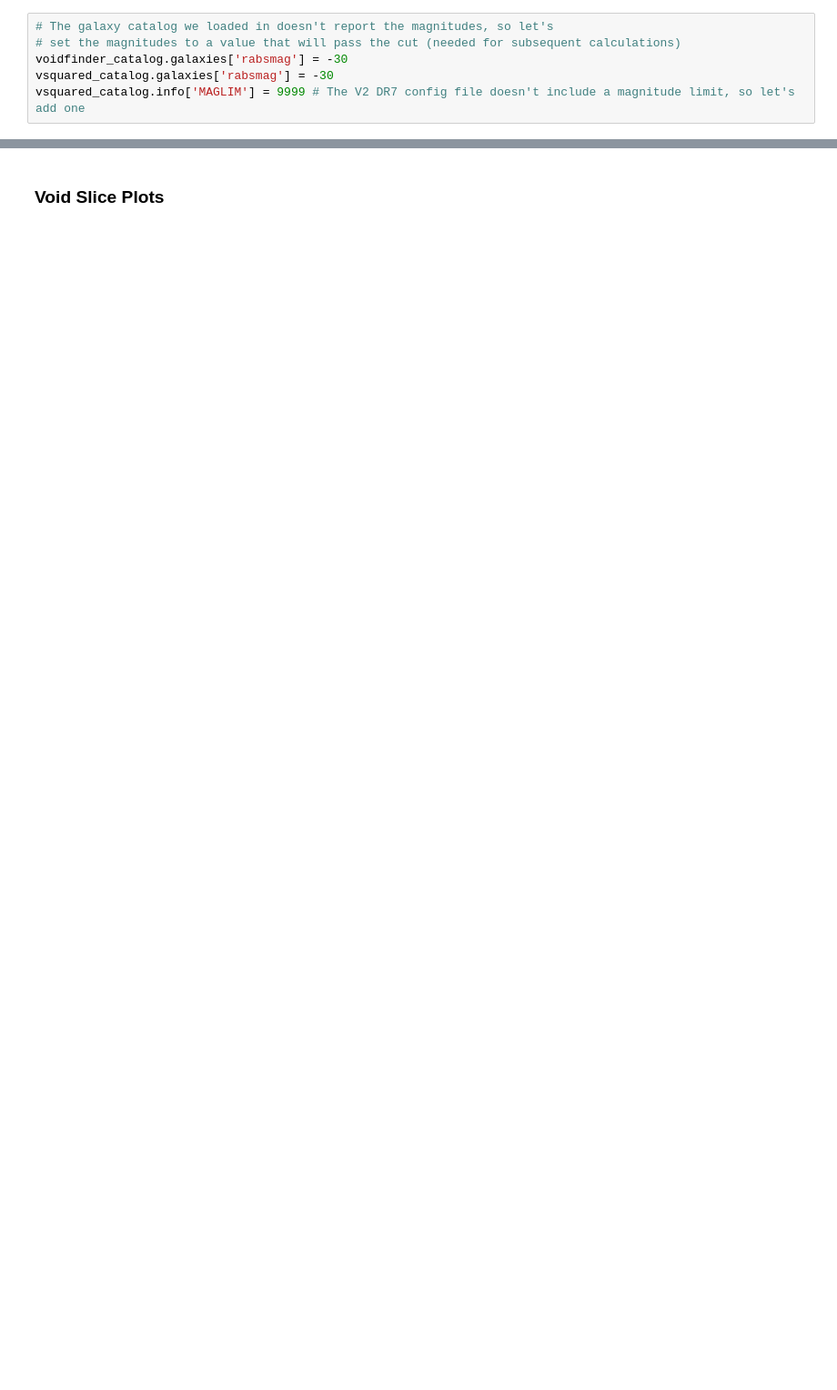
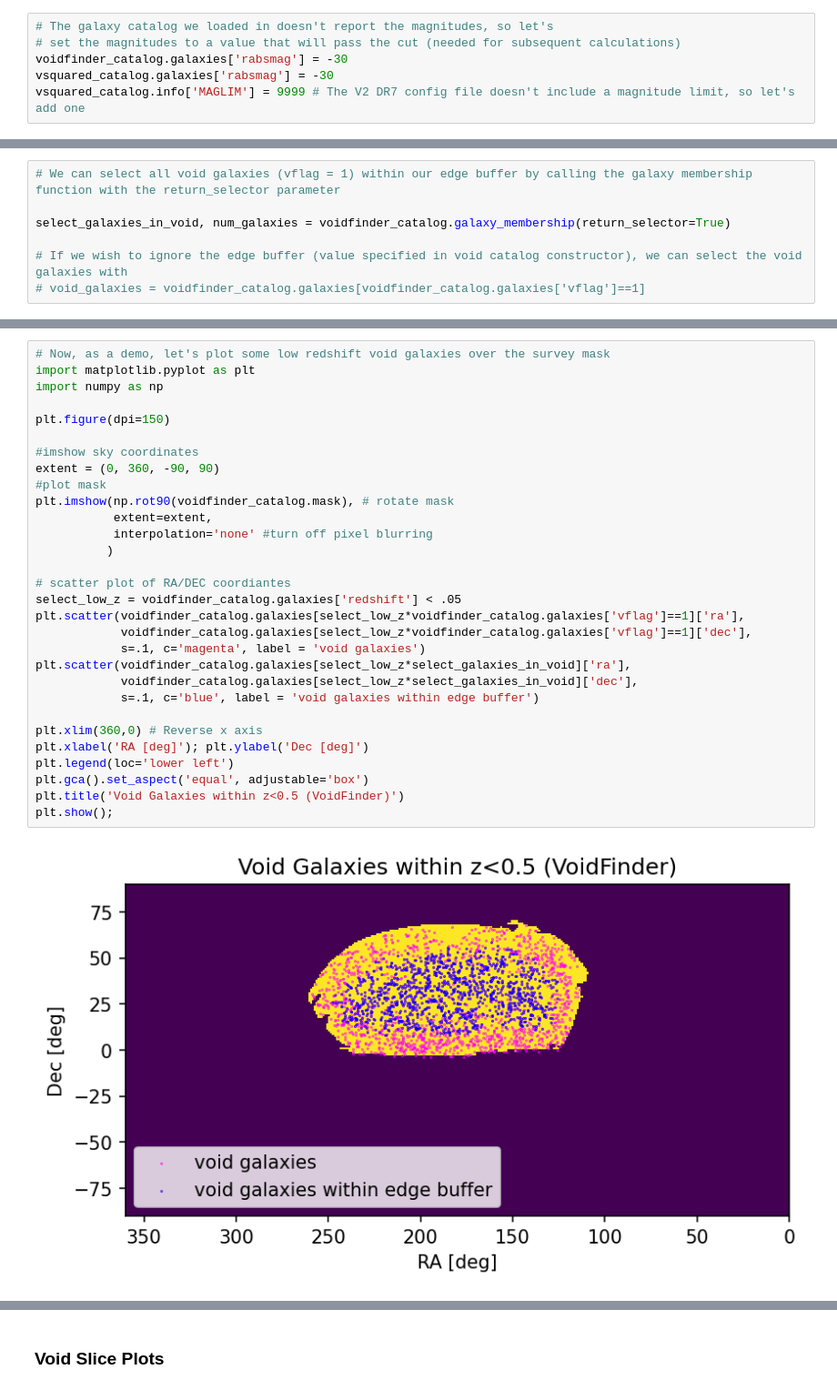
Before and after one commit to DESI-UR/VAST, a Jupyter notebook: example_scripts/void_analysis.ipynb, the cells around one changed output, grey strips where cells are left out. Shown at 91% size. Drawn from its saved outputs; the diff is of its cells as text; blank space fills up the shorter version.

```diff
--- a/example_scripts/void_analysis.ipynb
+++ b/example_scripts/void_analysis.ipynb
@@ -212,0 +263,7 @@ WARNING: ensure that the calculated vflags match the currently loaded galaxy fil
+# %%
+# We can select all void galaxies (vflag = 1) within our edge buffer by calling the galaxy membership function with the return_selector parameter
+
+select_galaxies_in_void, num_galaxies = voidfinder_catalog.galaxy_membership(return_selector=True)
+
+# If we wish to ignore the edge buffer (value specified in void catalog constructor), we can select the void galaxies with
+# void_galaxies = voidfinder_catalog.galaxies[voidfinder_catalog.galaxies['vflag']==1]
@@ -213 +272,33 @@ WARNING: ensure that the calculated vflags match the currently loaded galaxy fil
+# %%
+# Now, as a demo, let's plot some low redshift void galaxies over the survey mask
+import matplotlib.pyplot as plt
+import numpy as np
+
+plt.figure(dpi=150)
+
+#imshow sky coordinates
+extent = (0, 360, -90, 90)
+#plot mask
+plt.imshow(np.rot90(voidfinder_catalog.mask), # rotate mask
+           extent=extent,
+           interpolation='none' #turn off pixel blurring
+          )
+
+# scatter plot of RA/DEC coordiantes
+select_low_z = voidfinder_catalog.galaxies['redshift'] < .05
+plt.scatter(voidfinder_catalog.galaxies[select_low_z*voidfinder_catalog.galaxies['vflag']==1]['ra'],
+            voidfinder_catalog.galaxies[select_low_z*voidfinder_catalog.galaxies['vflag']==1]['dec'],
+            s=.1, c='magenta', label = 'void galaxies')
+plt.scatter(voidfinder_catalog.galaxies[select_low_z*select_galaxies_in_void]['ra'],
+            voidfinder_catalog.galaxies[select_low_z*select_galaxies_in_void]['dec'],
+            s=.1, c='blue', label = 'void galaxies within edge buffer')
+
+plt.xlim(360,0) # Reverse x axis
+plt.xlabel('RA [deg]'); plt.ylabel('Dec [deg]')
+plt.legend(loc='lower left')
+plt.gca().set_aspect('equal', adjustable='box')
+plt.title('Void Galaxies within z<0.5 (VoidFinder)')
+plt.show();
+# %% [output]
+[figure, added]
 # %%
```
Also changed, not shown: parts of 27 cells of this notebook, 4 other files.
